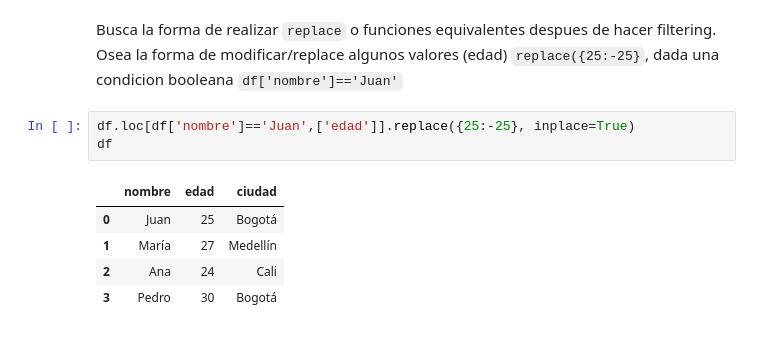
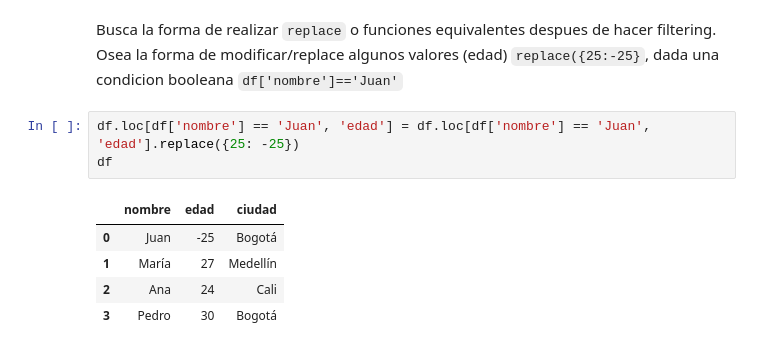
Before and after one commit to sonder-art/fdd_p24, a Jupyter notebook: tareas/5239_lmvg/pandas/04_pandas_analisis_simple.ipynb, the cells around one changed output. Saved outputs shown, nothing was run; the diff lists cells and outputs as text.

```diff
--- a/tareas/5239_lmvg/pandas/04_pandas_analisis_simple.ipynb
+++ b/tareas/5239_lmvg/pandas/04_pandas_analisis_simple.ipynb
@@ -627,11 +633,11 @@ df
 # %% [markdown]
 Busca la forma de realizar `replace` o funciones equivalentes despues de hacer filtering. Osea la forma de modificar/replace algunos valores (edad) `replace({25:-25}`, dada una condicion booleana `df['nombre']=='Juan'`
 # %%
-df.loc[df['nombre']=='Juan',['edad']].replace({25:-25}, inplace=True)
+df.loc[df['nombre'] == 'Juan', 'edad'] = df.loc[df['nombre'] == 'Juan', 'edad'].replace({25: -25})
 df
 # %% [output]
 |  | nombre | edad | ciudad |
-| 0 | Juan | 25 | Bogotá |
+| 0 | Juan | -25 | Bogotá |
 | 1 | María | 27 | Medellín |
 | 2 | Ana | 24 | Cali |
 | 3 | Pedro | 30 | Bogotá |
```
Also changed, not shown: parts of 5 cells of this notebook.
